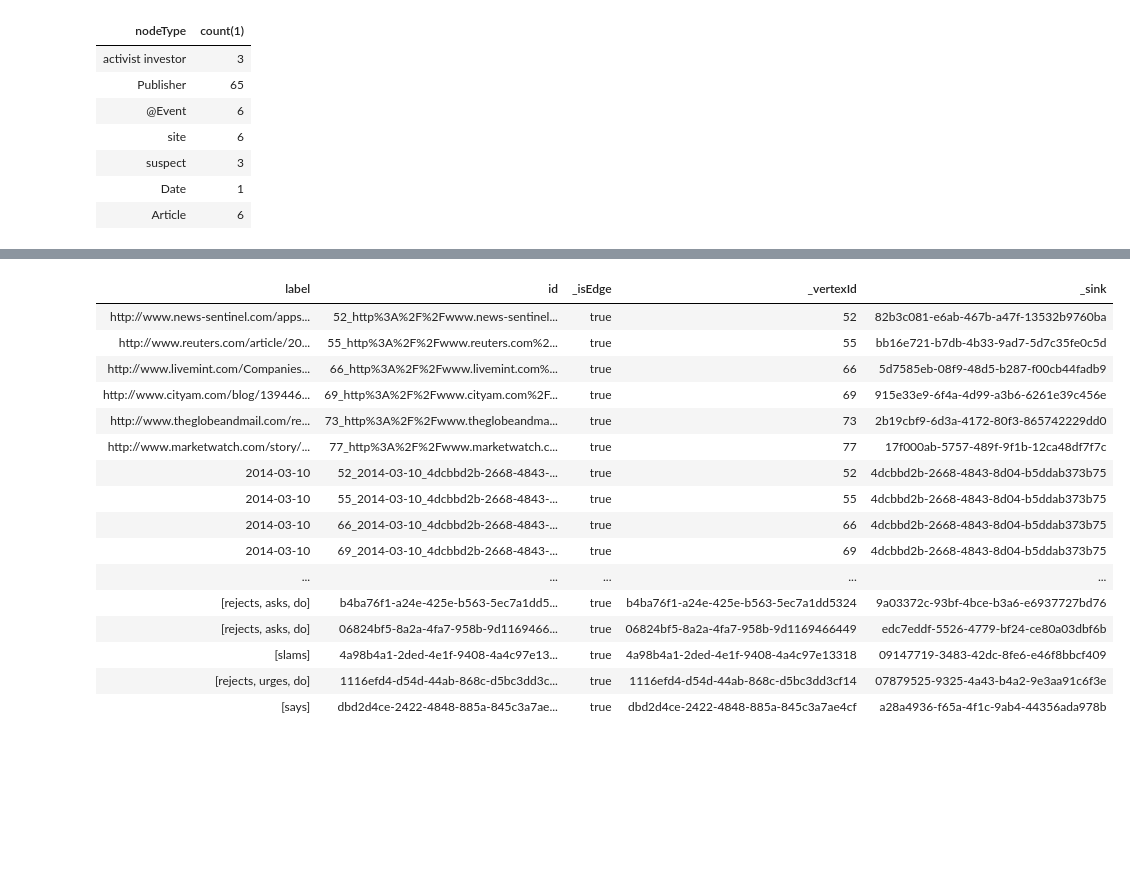
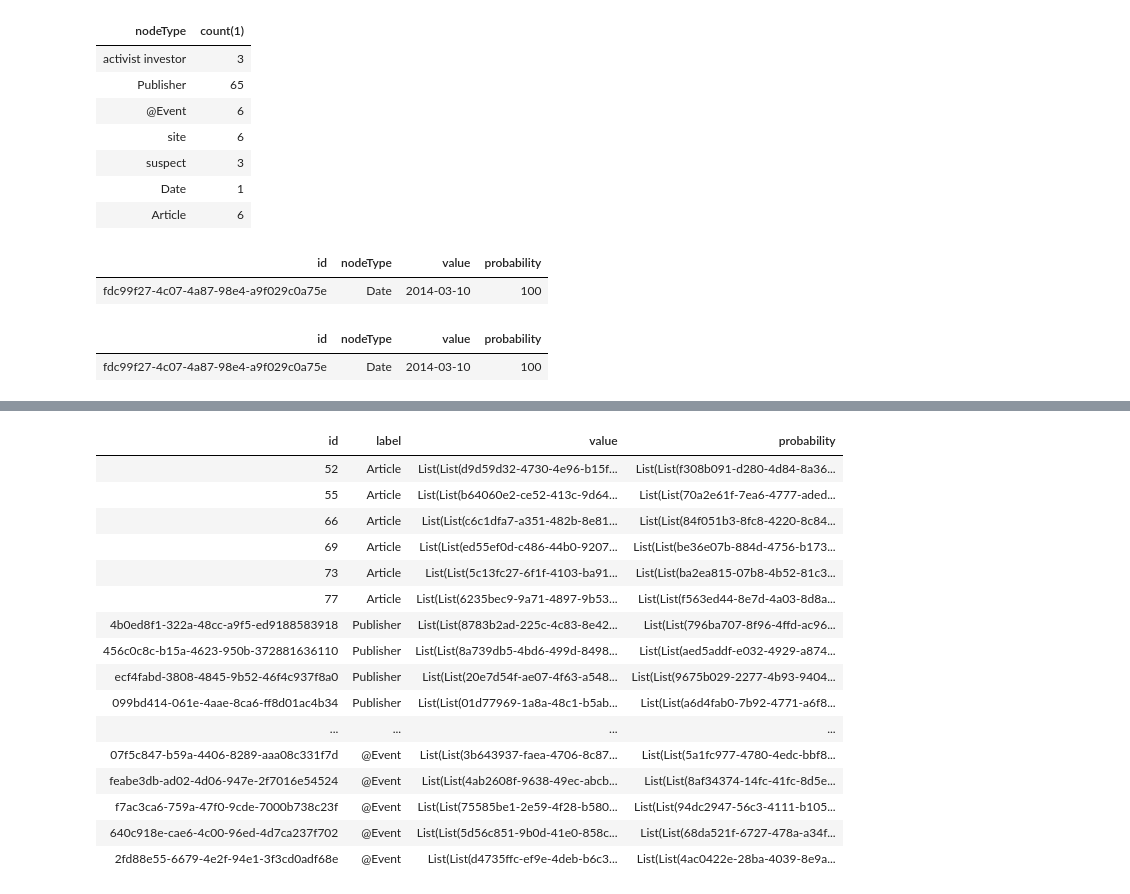
Before and after one commit to salimngit/DeepFin-Series-JPMorgan, a Jupyter notebook: Knowledge Graph/Knowledge Graph.ipynb, the cells around one changed output, grey strips where cells are left out. Saved outputs shown, nothing was run; the diff lists cells and outputs as text; code cells hidden in the pictures; blank space fills up the shorter version.

Commit message:
updated resolving Date and Publisher edges

```diff
--- a/Knowledge Graph/Knowledge Graph.ipynb
+++ b/Knowledge Graph/Knowledge Graph.ipynb
@@ -406,12 +366,16 @@ event_named_entity1_edges = (graphbase_df
 event_named_entity2_edges = (graphbase_df
                              .select(col("named_entity2_id").alias("src"), col("event_id").alias("dst"), col("title_verbs").cast("string").alias("value") )
                             )
+CVT_event_edges = (graphbase_df
+                       .select(col("ID").alias("src"), col("event_id").alias("dst"), col("title_verbs").cast("string").alias("value"))
+                       .where(col("title_verbs").isNotNull())
+                      )
 
 named_entity_nodes = named_entity1_nodes.union(named_entity2_nodes).union(CVT_event_nodes)
 event_named_entity_edges = event_named_entity1_edges.union(event_named_entity2_edges)
 
 all_nodes = article_nodes.union(publisher_nodes).union(timestamp_nodes).union(named_entity_nodes)
-all_edges = article_publisher_edges.union(article_timestamp_edges).union(event_named_entity_edges)
+all_edges = article_publisher_edges.union(article_timestamp_edges).union(event_named_entity_edges).union(CVT_event_edges)
 
 all_nodes.write.saveAsTable("graph_nodes", mode="overwrite")
 all_edges.write.saveAsTable("graph_edges", mode="overwrite")
@@ -434,6 +398,18 @@ display(EDA_df)
 | suspect | 3 |
 | Date | 1 |
 | Article | 6 |
+# %%
+%sql SELECT * FROM graph_nodes WHERE value='2014-03-10'
+
+--all_graph.edges.filter(col('value') == '2014-03-10').show()
+# %% [output]
+| id | nodeType | value | probability |
+| fdc99f27-4c07-4a87-98e4-a9f029c0a75e | Date | 2014-03-10 | 100 |
+# %%
+display(all_graph.vertices.filter(col('value') == '2014-03-10'))
+# %% [output]
+| id | nodeType | value | probability |
+| fdc99f27-4c07-4a87-98e4-a9f029c0a75e | Date | 2014-03-10 | 100 |
 # %%
 # entity disambiguity
 
@@ -476,53 +452,53 @@ def to_cosmosdb_vertices(dfVertices, labelColumn, partitionKey = ""):
     columns.append(partitionKey)
 
   columns.extend(['nvl2({x}, array(named_struct("id", uuid(), "_value", {x})), NULL) AS {x}'.format(x=x) \
                 for x in dfVertices.columns if x not in columns])
 
   return dfVertices.selectExpr(*columns).withColumnRenamed(labelColumn, "label")
 
 def to_cosmosdb_edges(g, labelColumn, partitionKey = ""):
   dfEdges = g.edges
 
   if partitionKey:
     dfEdges = dfEdges.alias("e") \
       .join(g.vertices.alias("sv"), col("e.src") == col("sv.id")) \
       .join(g.vertices.alias("dv"), col("e.dst") == col("dv.id")) \
       .selectExpr("e.*", "sv." + partitionKey, "dv." + partitionKey + " AS _sinkPartition")
 
   dfEdges = dfEdges \
     .withColumn("id", udf_urlencode(concat_ws("_", col("src"), col(labelColumn), col("dst")))) \
     .withColumn("_isEdge", lit(True)) \
     .withColumn("_vertexId", udf_urlencode("src")) \
     .withColumn("_sink", udf_urlencode("dst")) \
     .withColumnRenamed(labelColumn, "label") \
     .drop("src", "dst")
 
   return dfEdges
 
 
 cosmosDbVertices = to_cosmosdb_vertices(all_graph.vertices, "nodeType")
-#display(cosmosDbvertices)
+cosmosDbEdges = to_cosmosdb_edges(all_graph,"value")
 
-cosmosDbEdges = to_cosmosdb_edges(all_graph,"value")
-display(cosmosDbEdges)
+display(cosmosDbVertices)
+#display(cosmosDbEdges)
 # %% [output]
-| label | id | _isEdge | _vertexId | _sink |
-| http://www.news-sentinel.com/apps... | 52_http%3A%2F%2Fwww.news-sentinel... | true | 52 | 82b3c081-e6ab-467b-a47f-13532b9760ba |
-| http://www.reuters.com/article/20... | 55_http%3A%2F%2Fwww.reuters.com%2... | true | 55 | bb16e721-b7db-4b33-9ad7-5d7c35fe0c5d |
-| http://www.livemint.com/Companies... | 66_http%3A%2F%2Fwww.livemint.com%... | true | 66 | 5d7585eb-08f9-48d5-b287-f00cb44fadb9 |
-| http://www.cityam.com/blog/139446... | 69_http%3A%2F%2Fwww.cityam.com%2F... | true | 69 | 915e33e9-6f4a-4d99-a3b6-6261e39c456e |
-| http://www.theglobeandmail.com/re... | 73_http%3A%2F%2Fwww.theglobeandma... | true | 73 | 2b19cbf9-6d3a-4172-80f3-865742229dd0 |
-| http://www.marketwatch.com/story/... | 77_http%3A%2F%2Fwww.marketwatch.c... | true | 77 | 17f000ab-5757-489f-9f1b-12ca48df7f7c |
-| 2014-03-10 | 52_2014-03-10_4dcbbd2b-2668-4843-... | true | 52 | 4dcbbd2b-2668-4843-8d04-b5ddab373b75 |
-| 2014-03-10 | 55_2014-03-10_4dcbbd2b-2668-4843-... | true | 55 | 4dcbbd2b-2668-4843-8d04-b5ddab373b75 |
-| 2014-03-10 | 66_2014-03-10_4dcbbd2b-2668-4843-... | true | 66 | 4dcbbd2b-2668-4843-8d04-b5ddab373b75 |
-| 2014-03-10 | 69_2014-03-10_4dcbbd2b-2668-4843-... | true | 69 | 4dcbbd2b-2668-4843-8d04-b5ddab373b75 |
-| ... | ... | ... | ... | ... |
-| [rejects, asks, do] | b4ba76f1-a24e-425e-b563-5ec7a1dd5... | true | b4ba76f1-a24e-425e-b563-5ec7a1dd5324 | 9a03372c-93bf-4bce-b3a6-e6937727bd76 |
-| [rejects, asks, do] | 06824bf5-8a2a-4fa7-958b-9d1169466... | true | 06824bf5-8a2a-4fa7-958b-9d1169466449 | edc7eddf-5526-4779-bf24-ce80a03dbf6b |
-| [slams] | 4a98b4a1-2ded-4e1f-9408-4a4c97e13... | true | 4a98b4a1-2ded-4e1f-9408-4a4c97e13318 | 09147719-3483-42dc-8fe6-e46f8bbcf409 |
-| [rejects, urges, do] | 1116efd4-d54d-44ab-868c-d5bc3dd3c... | true | 1116efd4-d54d-44ab-868c-d5bc3dd3cf14 | 07879525-9325-4a43-b4a2-9e3aa91c6f3e |
-| [says] | dbd2d4ce-2422-4848-885a-845c3a7ae... | true | dbd2d4ce-2422-4848-885a-845c3a7ae4cf | a28a4936-f65a-4f1c-9ab4-44356ada978b |
+| id | label | value | probability |
+| 52 | Article | List(List(d9d59d32-4730-4e96-b15f... | List(List(f308b091-d280-4d84-8a36... |
+| 55 | Article | List(List(b64060e2-ce52-413c-9d64... | List(List(70a2e61f-7ea6-4777-aded... |
+| 66 | Article | List(List(c6c1dfa7-a351-482b-8e81... | List(List(84f051b3-8fc8-4220-8c84... |
+| 69 | Article | List(List(ed55ef0d-c486-44b0-9207... | List(List(be36e07b-884d-4756-b173... |
+| 73 | Article | List(List(5c13fc27-6f1f-4103-ba91... | List(List(ba2ea815-07b8-4b52-81c3... |
+| 77 | Article | List(List(6235bec9-9a71-4897-9b53... | List(List(f563ed44-8e7d-4a03-8d8a... |
+| 4b0ed8f1-322a-48cc-a9f5-ed9188583918 | Publisher | List(List(8783b2ad-225c-4c83-8e42... | List(List(796ba707-8f96-4ffd-ac96... |
+| 456c0c8c-b15a-4623-950b-372881636110 | Publisher | List(List(8a739db5-4bd6-499d-8498... | List(List(aed5addf-e032-4929-a874... |
+| ecf4fabd-3808-4845-9b52-46f4c937f8a0 | Publisher | List(List(20e7d54f-ae07-4f63-a548... | List(List(9675b029-2277-4b93-9404... |
+| 099bd414-061e-4aae-8ca6-ff8d01ac4b34 | Publisher | List(List(01d77969-1a8a-48c1-b5ab... | List(List(a6d4fab0-7b92-4771-a6f8... |
+| ... | ... | ... | ... |
+| 07f5c847-b59a-4406-8289-aaa08c331f7d | @Event | List(List(3b643937-faea-4706-8c87... | List(List(5a1fc977-4780-4edc-bbf8... |
+| feabe3db-ad02-4d06-947e-2f7016e54524 | @Event | List(List(4ab2608f-9638-49ec-abcb... | List(List(8af34374-14fc-41fc-8d5e... |
+| f7ac3ca6-759a-47f0-9cde-7000b738c23f | @Event | List(List(75585be1-2e59-4f28-b580... | List(List(94dc2947-56c3-4111-b105... |
+| 640c918e-cae6-4c00-96ed-4d7ca237f702 | @Event | List(List(5d56c851-9b0d-41e0-858c... | List(List(68da521f-6727-478a-a34f... |
+| 2fd88e55-6679-4e2f-94e1-3f3cd0adf68e | @Event | List(List(d4735ffc-ef9e-4deb-b6c3... | List(List(4ac0422e-28ba-4039-8e9a... |
 # %%
 #insert into CosmosDB
 
```
Also changed, not shown: parts of 6 cells of this notebook.
